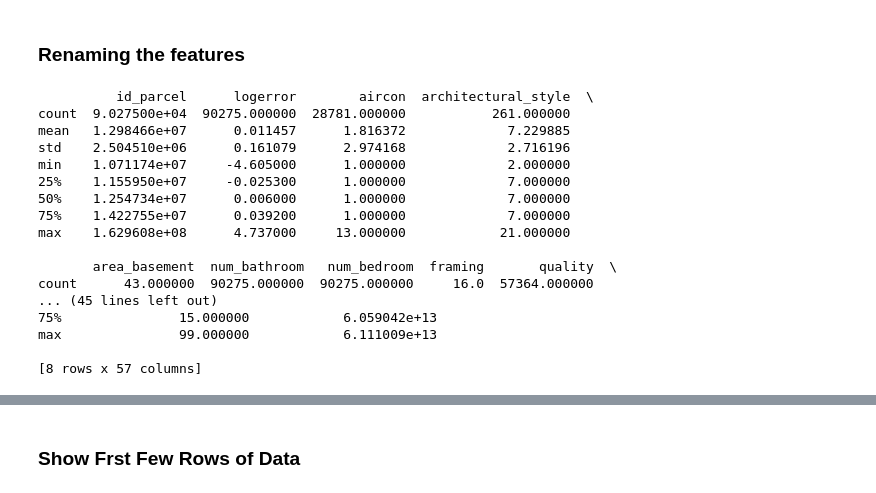
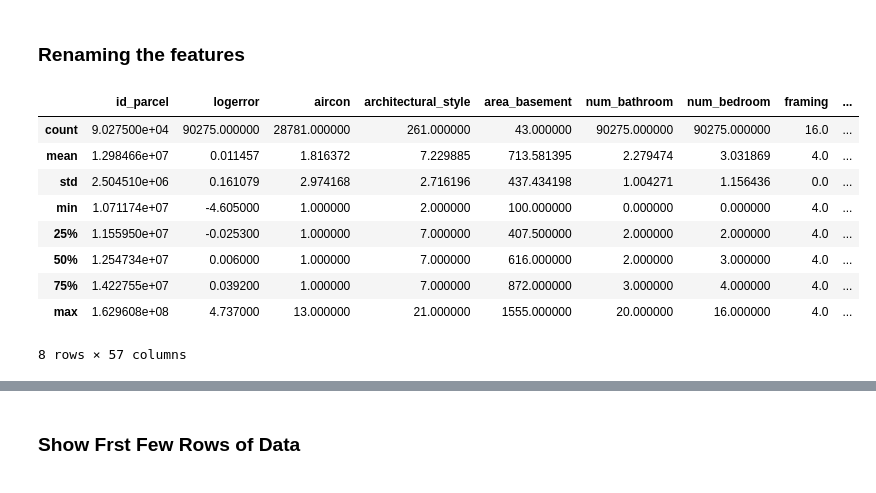
Before and after one commit to nakamura41/KE5206_CA_1, a Jupyter notebook: Zillow/KE5206_Computational_Intelligence_I_CA_1.ipynb, the cells around one changed output, grey strips where cells are left out. Cells and saved outputs as stored; diff of their text form; code cells hidden in the pictures.

```diff
--- a/Zillow/KE5206_Computational_Intelligence_I_CA_1.ipynb
+++ b/Zillow/KE5206_Computational_Intelligence_I_CA_1.ipynb
@@ -68,48 +66,42 @@ renamed_columns = {
     'taxamount': 'tax_amount',
     'assessmentyear': 'tax_assessment_year',
     'taxdelinquencyflag': 'tax_delinquency_flag',
     'taxdelinquencyyear': 'tax_delinquency_year',
     'propertyzoningdesc': 'zoning_desc',
     'propertylandusetypeid': 'zoning_landuse_type',
     'propertycountylandusecode': 'zoning_landuse_county',
     'fireplaceflag': 'flag_fireplace',
     'hashottuborspa': 'flag_tub',
     'buildingqualitytypeid': 'quality',
     'buildingclasstypeid': 'framing',
     'typeconstructiontypeid': 'material',
     'decktypeid': 'deck',
     'storytypeid': 'story',
     'heatingorsystemtypeid': 'heating',
     'airconditioningtypeid': 'aircon',
     'architecturalstyletypeid': 'architectural_style',
     'transactiondate': 'transaction_date',
     'rawcensustractandblock': 'census_tract_and_block_raw',
     'censustractandblock': 'census_tract_and_block'
 }
 
 merged_df.rename(columns=renamed_columns, inplace=True)
 
 # convert data type of some features
 merged_df['tax_delinquency_flag'] = merged_df['tax_delinquency_flag'].apply(lambda x: 1 if x == "Y" else 0)
 merged_df['flag_fireplace'] = merged_df['flag_fireplace'].apply(lambda x: 1 if x == "Y" else 0)
 merged_df['flag_tub'] = merged_df['flag_tub'].apply(lambda x: 1 if x == "Y" else 0)
 
-print(merged_df.describe())
+merged_df.describe().to_csv("data_desc.csv")
+merged_df.describe()
 # %% [output]
+|  | id_parcel | logerror | aircon | architectural_style | area_basement | num_bathroom | num_bedroom | framing | ... |
+| count | 9.027500e+04 | 90275.000000 | 28781.000000 | 261.000000 | 43.000000 | 90275.000000 | 90275.000000 | 16.0 | ... |
+| mean | 1.298466e+07 | 0.011457 | 1.816372 | 7.229885 | 713.581395 | 2.279474 | 3.031869 | 4.0 | ... |
+| std | 2.504510e+06 | 0.161079 | 2.974168 | 2.716196 | 437.434198 | 1.004271 | 1.156436 | 0.0 | ... |
+| min | 1.071174e+07 | -4.605000 | 1.000000 | 2.000000 | 100.000000 | 0.000000 | 0.000000 | 4.0 | ... |
+| 25% | 1.155950e+07 | -0.025300 | 1.000000 | 7.000000 | 407.500000 | 2.000000 | 2.000000 | 4.0 | ... |
+| 50% | 1.254734e+07 | 0.006000 | 1.000000 | 7.000000 | 616.000000 | 2.000000 | 3.000000 | 4.0 | ... |
+| 75% | 1.422755e+07 | 0.039200 | 1.000000 | 7.000000 | 872.000000 | 3.000000 | 4.000000 | 4.0 | ... |
+| max | 1.629608e+08 | 4.737000 | 13.000000 | 21.000000 | 1555.000000 | 20.000000 | 16.000000 | 4.0 | ... |
-          id_parcel      logerror        aircon  architectural_style  \
-count  9.027500e+04  90275.000000  28781.000000           261.000000
-mean   1.298466e+07      0.011457      1.816372             7.229885
-std    2.504510e+06      0.161079      2.974168             2.716196
-min    1.071174e+07     -4.605000      1.000000             2.000000
-25%    1.155950e+07     -0.025300      1.000000             7.000000
-50%    1.254734e+07      0.006000      1.000000             7.000000
-75%    1.422755e+07      0.039200      1.000000             7.000000
-max    1.629608e+08      4.737000     13.000000            21.000000
-
-       area_basement  num_bathroom   num_bedroom  framing       quality  \
-count      43.000000  90275.000000  90275.000000     16.0  57364.000000
-... (45 lines left out)
-75%               15.000000            6.059042e+13
-max               99.000000            6.111009e+13
-
-[8 rows x 57 columns]
+8 rows × 57 columns
```
Also changed, not shown: parts of 26 cells of this notebook.
